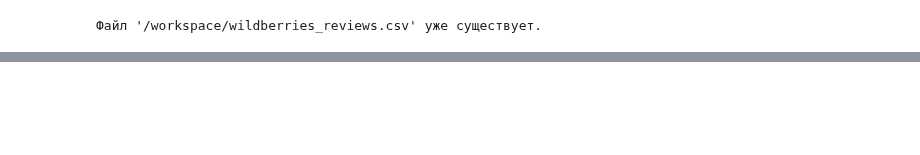
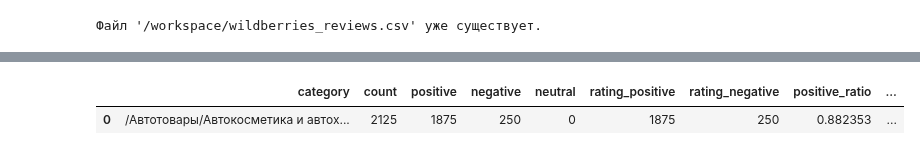
Before and after one commit to Frame24/WB_Parse, a Jupyter notebook: keywords_extraction new.ipynb, the cells around one changed output, grey strips where cells are left out. Cells and saved outputs as stored; diff of their text form; code cells hidden in the pictures; blank space fills up the shorter version.

```diff
--- a/keywords_extraction new.ipynb
+++ b/keywords_extraction new.ipynb
@@ -124,0 +98,9 @@ aspect_df[(aspect_df.aspect_add.notna())] #& (aspect_df.aspect != aspect_df.aspe
+# %%
+# Создание сводки по категориям
+category_summary_df = create_category_summary(all_aspect_df[(all_aspect_df.category == all_aspect_df.iloc[150].category)])
+
+# Просмотр сводки
+category_summary_df.head()
+# %% [output]
+|  | category | count | positive | negative | neutral | rating_positive | rating_negative | positive_ratio | ... |
+| 0 | /Автотовары/Автокосметика и автох... | 2125 | 1875 | 250 | 0 | 1875 | 250 | 0.882353 | ... |
```
Also changed, not shown: parts of 3 cells of this notebook, 2 other files.
